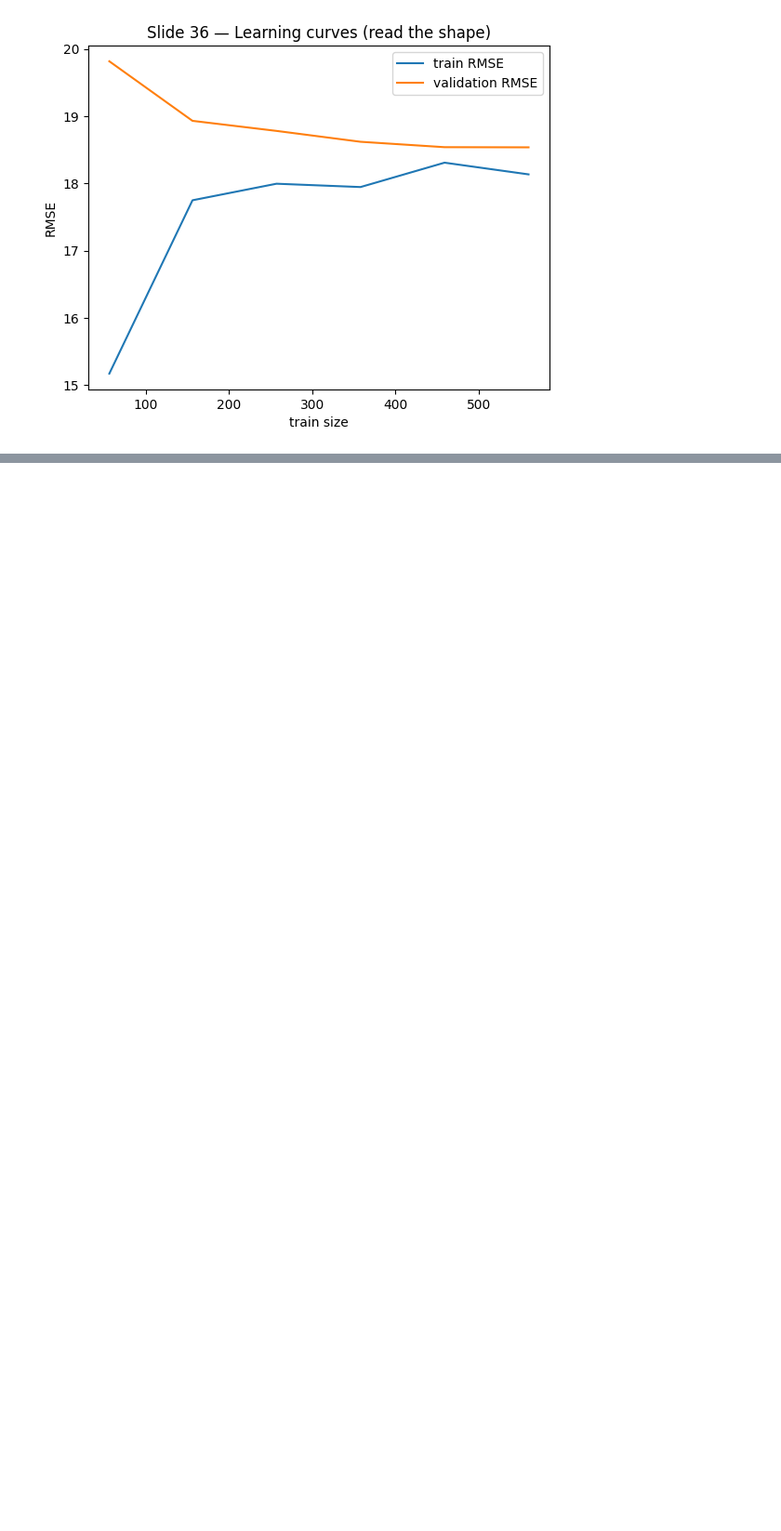
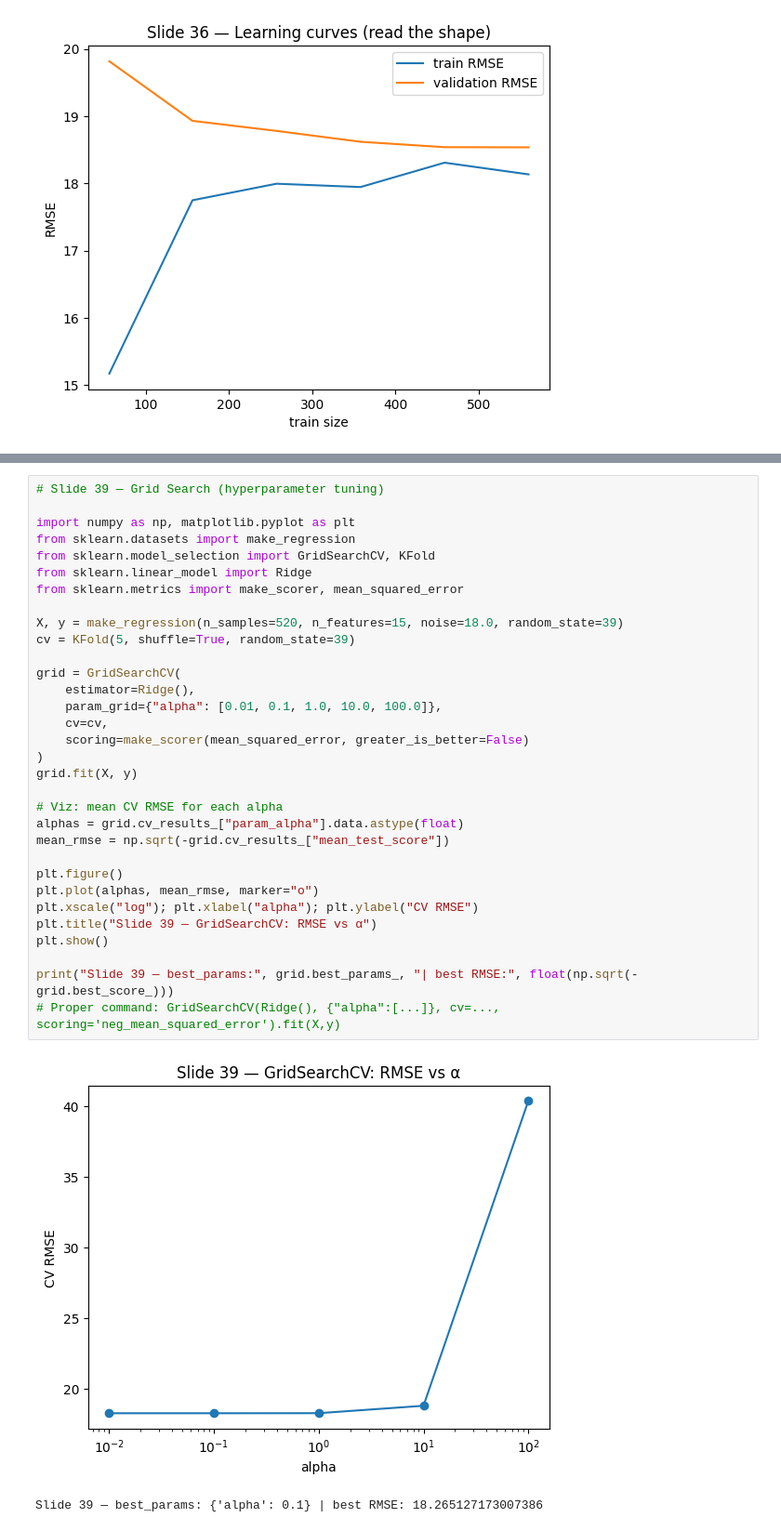
Before and after one commit to dornercr/DSCI631, a Jupyter notebook: wk2.ipynb, the cells around one changed output, grey strips where cells are left out. Shown at 93% size. Cells and saved outputs as stored; diff of their text form; blank space fills up the shorter version.

```diff
--- a/wk2.ipynb
+++ b/wk2.ipynb
@@ -1120,0 +1186,35 @@ plt.xlabel("train size"); plt.ylabel("RMSE"); plt.legend(); plt.show()
+# %%
+# Slide 39 — Grid Search (hyperparameter tuning)
+
+import numpy as np, matplotlib.pyplot as plt
+from sklearn.datasets import make_regression
+from sklearn.model_selection import GridSearchCV, KFold
+from sklearn.linear_model import Ridge
+from sklearn.metrics import make_scorer, mean_squared_error
+
+X, y = make_regression(n_samples=520, n_features=15, noise=18.0, random_state=39)
+cv = KFold(5, shuffle=True, random_state=39)
+
+grid = GridSearchCV(
+    estimator=Ridge(),
+    param_grid={"alpha": [0.01, 0.1, 1.0, 10.0, 100.0]},
+    cv=cv,
+    scoring=make_scorer(mean_squared_error, greater_is_better=False)
+)
+grid.fit(X, y)
+
+# Viz: mean CV RMSE for each alpha
+alphas = grid.cv_results_["param_alpha"].data.astype(float)
+mean_rmse = np.sqrt(-grid.cv_results_["mean_test_score"])
+
+plt.figure()
+plt.plot(alphas, mean_rmse, marker="o")
+plt.xscale("log"); plt.xlabel("alpha"); plt.ylabel("CV RMSE")
+plt.title("Slide 39 — GridSearchCV: RMSE vs α")
+plt.show()
+
+print("Slide 39 — best_params:", grid.best_params_, "| best RMSE:", float(np.sqrt(-grid.best_score_)))
+# Proper command: GridSearchCV(Ridge(), {"alpha":[...]}, cv=..., scoring='neg_mean_squared_error').fit(X,y)
+# %% [output]
+[figure, added]
+Slide 39 — best_params: {'alpha': 0.1} | best RMSE: 18.265127173007386
```
Also changed, not shown: parts of 12 cells of this notebook.
